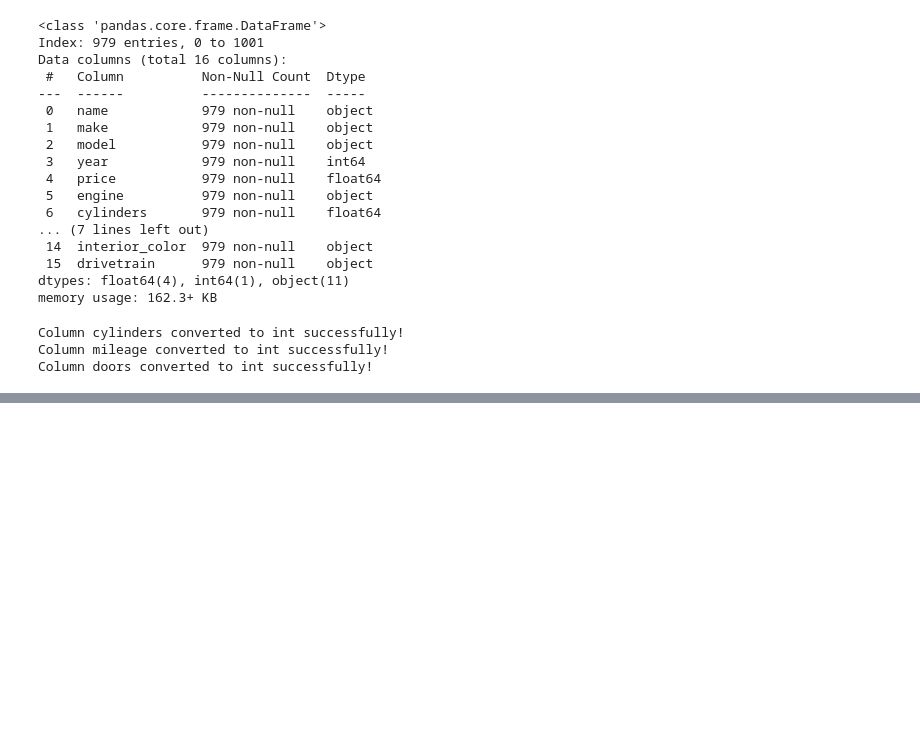
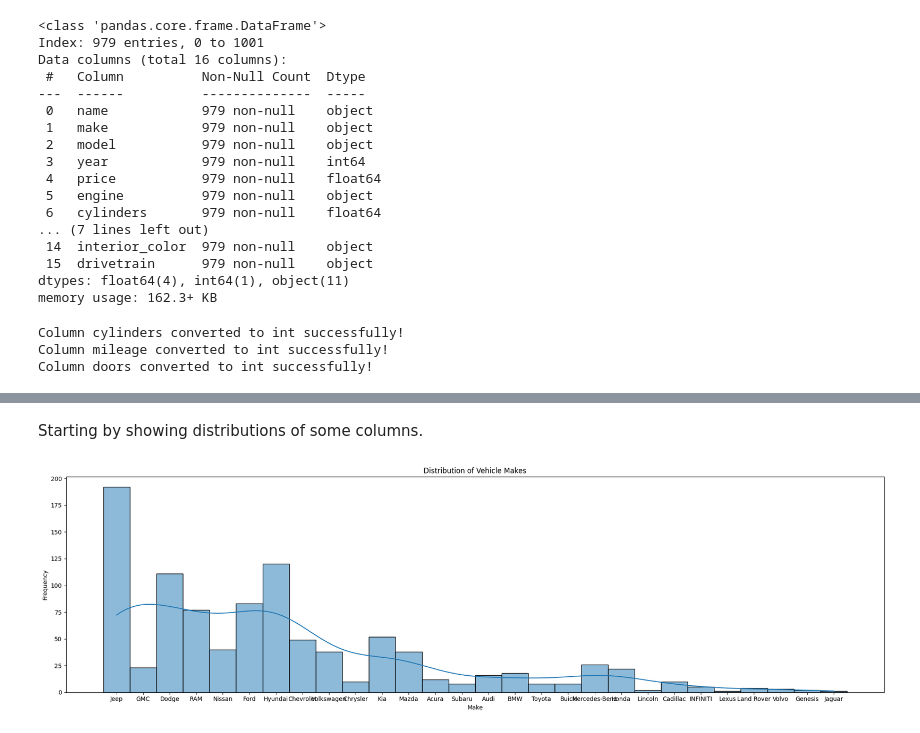
Before and after one commit to alegonzjur/PistonCup, a Jupyter notebook: src/mod_2.ipynb, the cells around one changed output, grey strips where cells are left out. Cells and saved outputs as stored; diff of their text form; code cells hidden in the pictures; blank space fills up the shorter version.

```diff
--- a/src/mod_2.ipynb
+++ b/src/mod_2.ipynb
@@ -484,0 +498,13 @@ Column doors converted to int successfully!
+# %% [markdown]
+Starting by showing distributions of some columns.
+# %%
+# Distributions of vehicle makes.
+plt.figure(figsize=(20,6))
+sns.histplot(df['make'], kde=True)
+plt.title('Distribution of Vehicle Makes')
+plt.xlabel('Make')
+plt.ylabel('Frequency')
+plt.tight_layout()
+plt.show()
+# %% [output]
+[figure, added]
```
Also changed, not shown: parts of 34 cells of this notebook, 1 other file.
